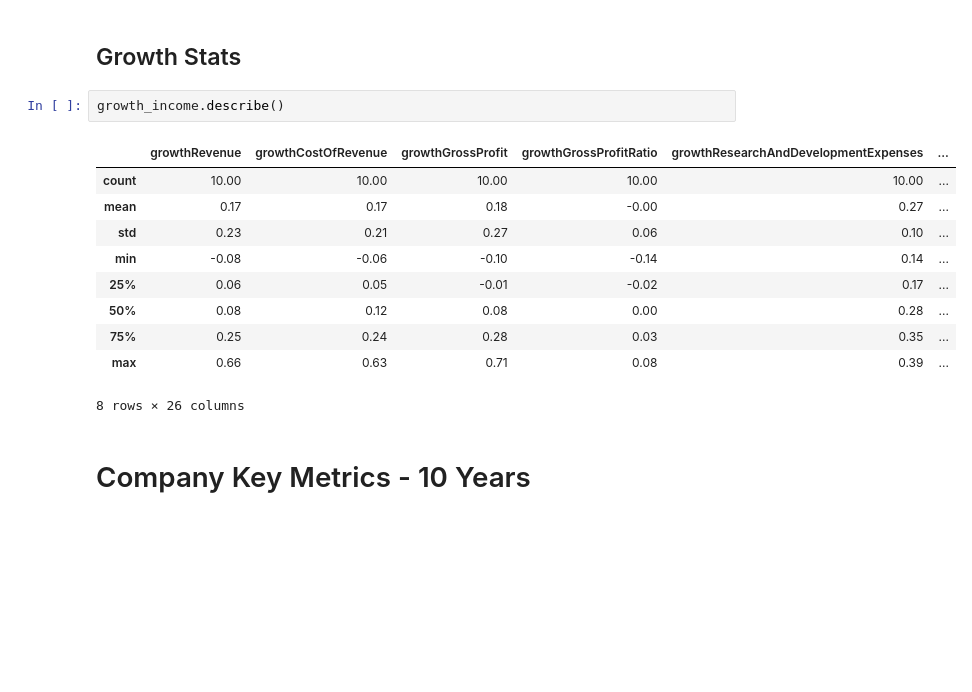
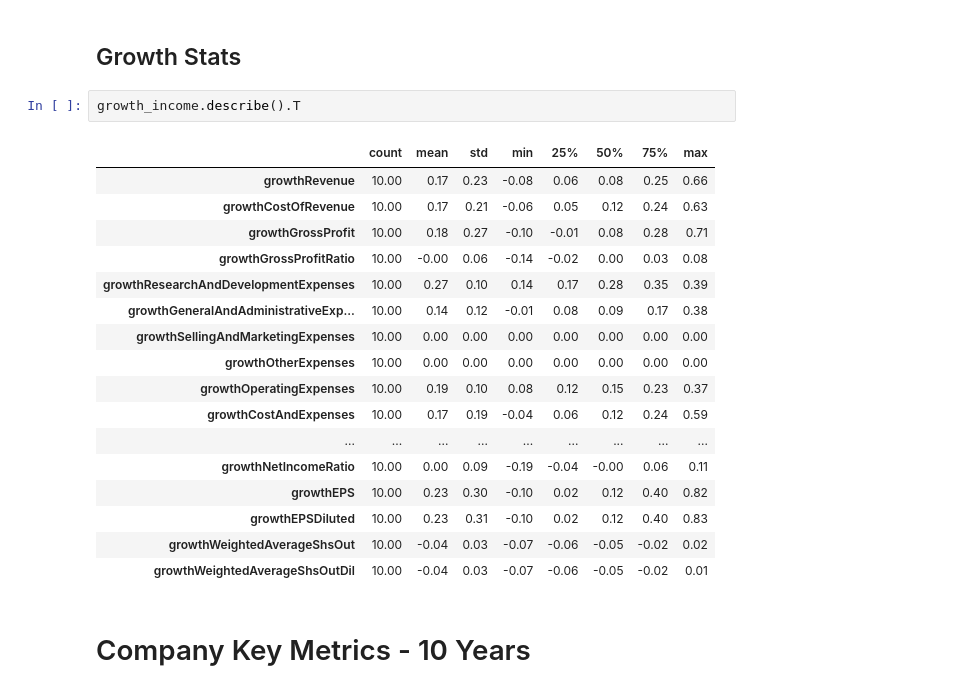
Before and after one commit to dbogatic/value_investing, a Jupyter notebook: intrinsic_value.ipynb, the cells around one changed output. Drawn from its saved outputs; the diff is of its cells as text; blank space fills up the shorter version.

```diff
--- a/intrinsic_value.ipynb
+++ b/intrinsic_value.ipynb
@@ -186,18 +186,25 @@ growth.T
 # %% [markdown]
 ## Growth Stats
 # %%
-growth_income.describe()
+growth_income.describe().T
 # %% [output]
-|  | growthRevenue | growthCostOfRevenue | growthGrossProfit | growthGrossProfitRatio | growthResearchAndDevelopmentExpenses | ... |
-| count | 10.00 | 10.00 | 10.00 | 10.00 | 10.00 | ... |
-| mean | 0.17 | 0.17 | 0.18 | -0.00 | 0.27 | ... |
-| std | 0.23 | 0.21 | 0.27 | 0.06 | 0.10 | ... |
-| min | -0.08 | -0.06 | -0.10 | -0.14 | 0.14 | ... |
-| 25% | 0.06 | 0.05 | -0.01 | -0.02 | 0.17 | ... |
-| 50% | 0.08 | 0.12 | 0.08 | 0.00 | 0.28 | ... |
-| 75% | 0.25 | 0.24 | 0.28 | 0.03 | 0.35 | ... |
-| max | 0.66 | 0.63 | 0.71 | 0.08 | 0.39 | ... |
+|  | count | mean | std | min | 25% | 50% | 75% | max |
+| growthRevenue | 10.00 | 0.17 | 0.23 | -0.08 | 0.06 | 0.08 | 0.25 | 0.66 |
+| growthCostOfRevenue | 10.00 | 0.17 | 0.21 | -0.06 | 0.05 | 0.12 | 0.24 | 0.63 |
+| growthGrossProfit | 10.00 | 0.18 | 0.27 | -0.10 | -0.01 | 0.08 | 0.28 | 0.71 |
+| growthGrossProfitRatio | 10.00 | -0.00 | 0.06 | -0.14 | -0.02 | 0.00 | 0.03 | 0.08 |
+| growthResearchAndDevelopmentExpenses | 10.00 | 0.27 | 0.10 | 0.14 | 0.17 | 0.28 | 0.35 | 0.39 |
+| growthGeneralAndAdministrativeExp... | 10.00 | 0.14 | 0.12 | -0.01 | 0.08 | 0.09 | 0.17 | 0.38 |
+| growthSellingAndMarketingExpenses | 10.00 | 0.00 | 0.00 | 0.00 | 0.00 | 0.00 | 0.00 | 0.00 |
+| growthOtherExpenses | 10.00 | 0.00 | 0.00 | 0.00 | 0.00 | 0.00 | 0.00 | 0.00 |
+| growthOperatingExpenses | 10.00 | 0.19 | 0.10 | 0.08 | 0.12 | 0.15 | 0.23 | 0.37 |
+| growthCostAndExpenses | 10.00 | 0.17 | 0.19 | -0.04 | 0.06 | 0.12 | 0.24 | 0.59 |
+| ... | ... | ... | ... | ... | ... | ... | ... | ... |
+| growthNetIncomeRatio | 10.00 | 0.00 | 0.09 | -0.19 | -0.04 | -0.00 | 0.06 | 0.11 |
+| growthEPS | 10.00 | 0.23 | 0.30 | -0.10 | 0.02 | 0.12 | 0.40 | 0.82 |
+| growthEPSDiluted | 10.00 | 0.23 | 0.31 | -0.10 | 0.02 | 0.12 | 0.40 | 0.83 |
+| growthWeightedAverageShsOut | 10.00 | -0.04 | 0.03 | -0.07 | -0.06 | -0.05 | -0.02 | 0.02 |
+| growthWeightedAverageShsOutDil | 10.00 | -0.04 | 0.03 | -0.07 | -0.06 | -0.05 | -0.02 | 0.01 |
-8 rows × 26 columns
 # %% [markdown]
 # Company Key Metrics - 10 Years
 # %%
```
Also changed, not shown: parts of 1 cell of this notebook.
